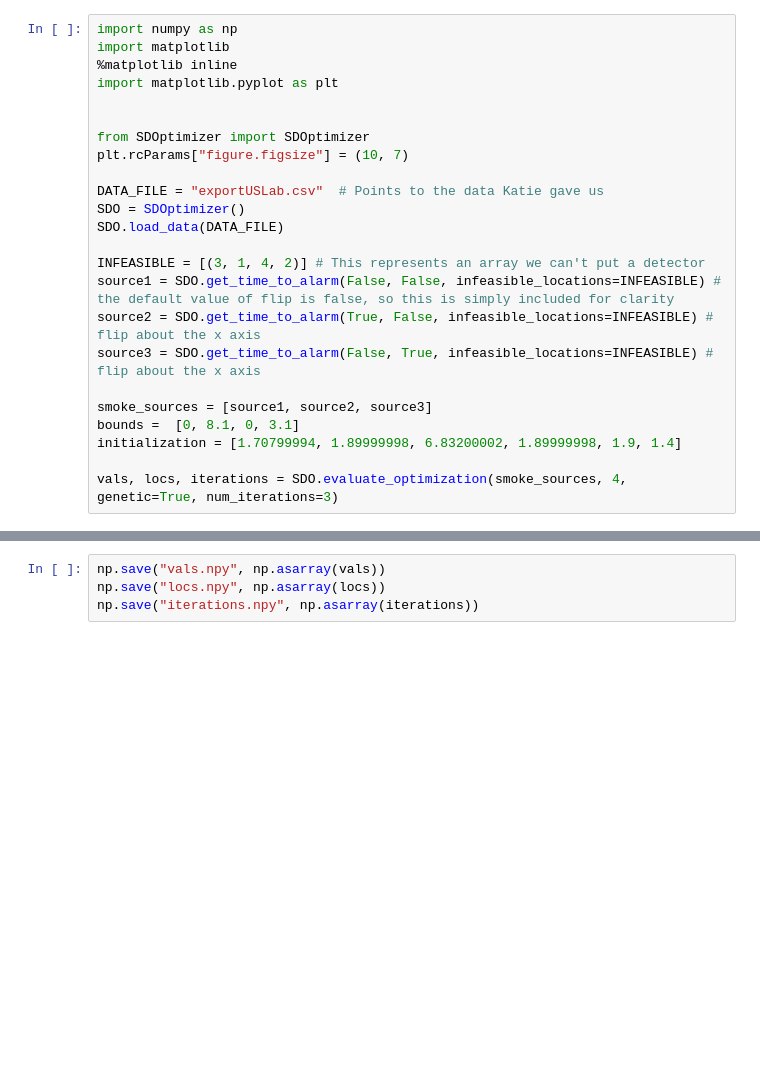
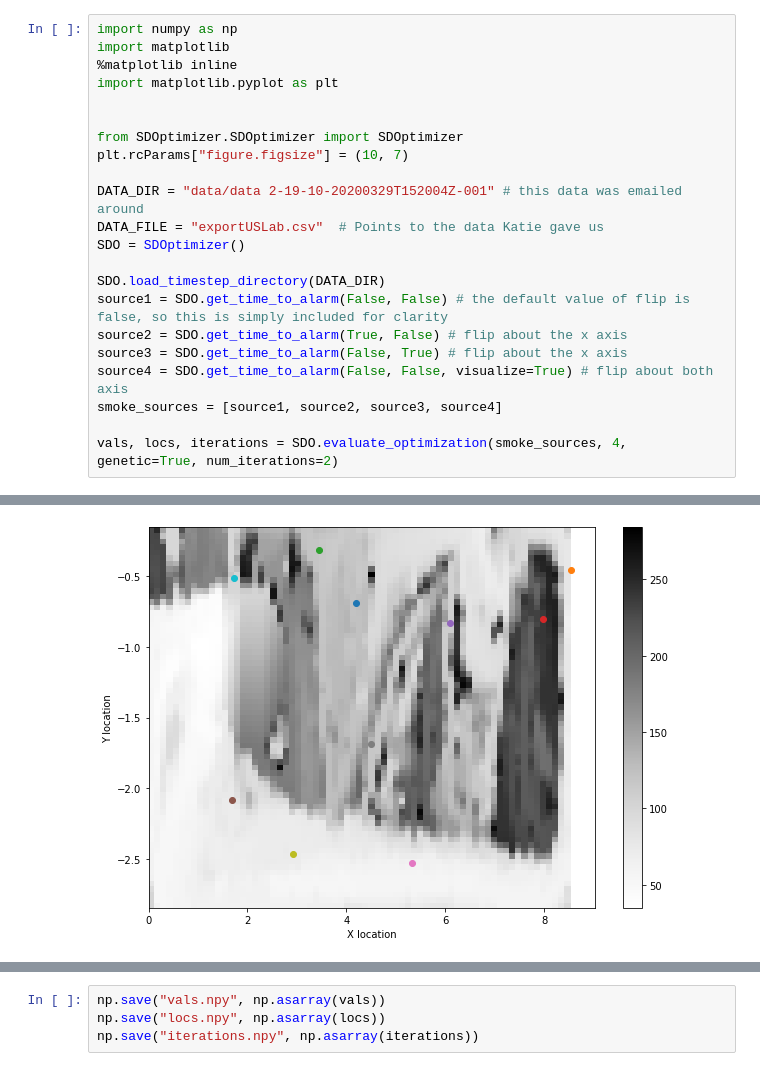
Before and after one commit to russelldj/SmokeDetectorOptimization, a Jupyter notebook: UnderstandingTheOptimizer.ipynb, the cells around one changed output, grey strips where cells are left out. Drawn from its saved outputs; the diff is of its cells as text; blank space fills up the shorter version.

```diff
--- a/UnderstandingTheOptimizer.ipynb
+++ b/UnderstandingTheOptimizer.ipynb
@@ -5,21 +5,19 @@ import matplotlib
 import matplotlib.pyplot as plt
 
 
-from SDOptimizer import SDOptimizer
+from SDOptimizer.SDOptimizer import SDOptimizer
 plt.rcParams["figure.figsize"] = (10, 7)
 
+DATA_DIR = "data/data 2-19-10-20200329T152004Z-001" # this data was emailed around
 DATA_FILE = "exportUSLab.csv"  # Points to the data Katie gave us
 SDO = SDOptimizer()
-SDO.load_data(DATA_FILE)
 
-INFEASIBLE = [(3, 1, 4, 2)] # This represents an array we can't put a detector
-source1 = SDO.get_time_to_alarm(False, False, infeasible_locations=INFEASIBLE) # the default value of flip is false, so this is simply included for clarity
-source2 = SDO.get_time_to_alarm(True, False, infeasible_locations=INFEASIBLE) # flip about the x axis
-source3 = SDO.get_time_to_alarm(False, True, infeasible_locations=INFEASIBLE) # flip about the x axis
+SDO.load_timestep_directory(DATA_DIR)
+source1 = SDO.get_time_to_alarm(False, False) # the default value of flip is false, so this is simply included for clarity
+source2 = SDO.get_time_to_alarm(True, False) # flip about the x axis
+source3 = SDO.get_time_to_alarm(False, True) # flip about the x axis
+source4 = SDO.get_time_to_alarm(False, False, visualize=True) # flip about both axis
+smoke_sources = [source1, source2, source3, source4]
 
-smoke_sources = [source1, source2, source3]
-bounds =  [0, 8.1, 0, 3.1]
-initialization = [1.70799994, 1.89999998, 6.83200002, 1.89999998, 1.9, 1.4]
-
-vals, locs, iterations = SDO.evaluate_optimization(smoke_sources, 4, genetic=True, num_iterations=3)
+vals, locs, iterations = SDO.evaluate_optimization(smoke_sources, 4, genetic=True, num_iterations=2)
 # %% [output]
@@ -26,0 +24 @@ vals, locs, iterations = SDO.evaluate_optimization(smoke_sources, 4, genetic=Tru
+[figure, added]
```
Also changed, not shown: parts of 2 cells of this notebook, 5 other files.
